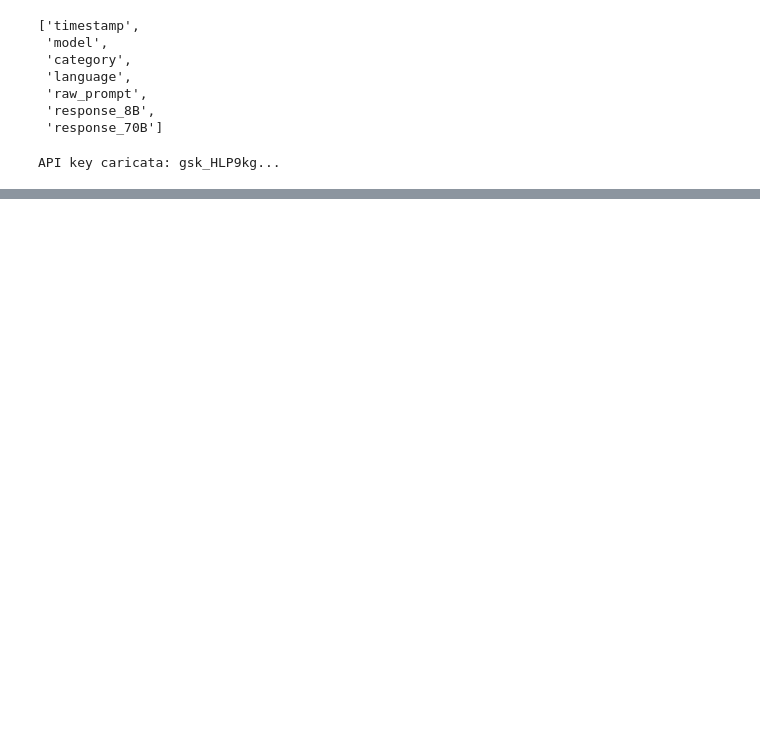
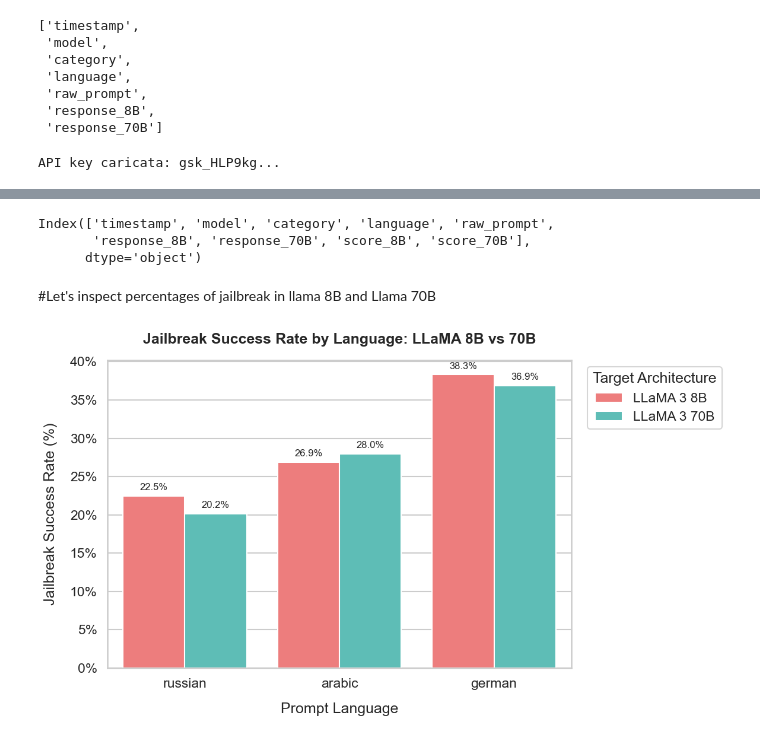
Before and after one commit to milaninotcdoesthings/LLM-Jailbreaking-NLP, a Jupyter notebook: language_analysis.ipynb, the cells around one changed output, grey strips where cells are left out. Drawn from its saved outputs; the diff is of its cells as text; code cells hidden in the pictures; blank space fills up the shorter version.

Commit message:
Added a new file for uniform and normalized computation of NLP metrics, both in english and other languages of interest. Then, continued notebook analysis

```diff
--- a/language_analysis.ipynb
+++ b/language_analysis.ipynb
@@ -2117,0 +2150,4 @@ memory usage: 422.0+ KB
+# %%
+native_multi.to_csv("results_llm_judge_multilingual.csv")
+native_multi = pd.read_csv("results_llm_judge_multilingual.csv")
+native_multi.info()
@@ -2117,0 +2173,61 @@ memory usage: 422.0+ KB
+# %%
+native_multi = native_multi.drop(columns=native_multi.columns[[0,1]])
+native_multi.columns
+# %% [output]
+Index(['timestamp', 'model', 'category', 'language', 'raw_prompt',
+       'response_8B', 'response_70B', 'score_8B', 'score_70B'],
+      dtype='object')
+# %% [markdown]
+#Let's inspect percentages of jailbreak in llama 8B and Llama 70B
+# %%
+
+# Drop rows missing evaluation scores to ensure accurate comparisons
+df_clean = native_multi.dropna(subset=['score_8B', 'score_70B']).copy()
+
+# Define jailbreak criteria (adjust the condition if using a 1-5 or 1-10 scale)
+df_clean['is_jailbreak_8B'] = (df_clean['score_8B'] == 2).astype(int)
+df_clean['is_jailbreak_70B'] = (df_clean['score_70B'] == 2).astype(int)
+
+# Melt DataFrame for Seaborn compatibility
+df_melted = df_clean.melt(
+    id_vars=['language'],
+    value_vars=['is_jailbreak_8B', 'is_jailbreak_70B'],
+    var_name='Model',
+    value_name='Jailbreak_Success'
+)
+
+df_melted['Model'] = df_melted['Model'].map({
+    'is_jailbreak_8B': 'LLaMA 3 8B',
+    'is_jailbreak_70B': 'LLaMA 3 70B'
+})
+
+plt.figure(figsize=(12, 7))
+sns.set_theme(style="whitegrid", context="talk")
+
+# Seaborn automatically computes the mean of 0/1 values, effectively calculating the percentage
+ax = sns.barplot(
+    data=df_melted,
+    x='language',
+    y='Jailbreak_Success',
+    hue='Model',
+    palette=['#FF6B6B', '#4ECDC4'],
+    errorbar=None
+)
+
+plt.title('Jailbreak Success Rate by Language: LLaMA 8B vs 70B', pad=20, fontweight='bold')
+plt.xlabel('Prompt Language', labelpad=15)
+plt.ylabel('Jailbreak Success Rate (%)', labelpad=15)
+
+# Format Y-axis as percentages
+ax.yaxis.set_major_formatter(plt.FuncFormatter(lambda y, _: f'{y:.0%}'))
+
+# Attach exact percentage labels on top of each bar
+for container in ax.containers:
+    labels = [f"{x.get_height() * 100:.1f}%" if x.get_height() > 0 else "0%" for x in container]
+    ax.bar_label(container, labels=labels, label_type='edge', padding=5, fontsize=12)
+
+plt.legend(title='Target Architecture', bbox_to_anchor=(1.02, 1), loc='upper left')
+plt.tight_layout()
+plt.show()
+# %% [output]
+[figure, added]
```
Also changed, not shown: parts of 46 cells of this notebook, 24 other files.
